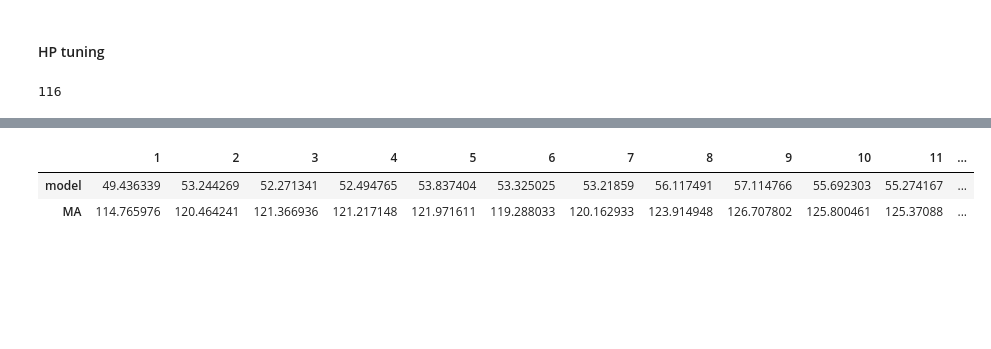
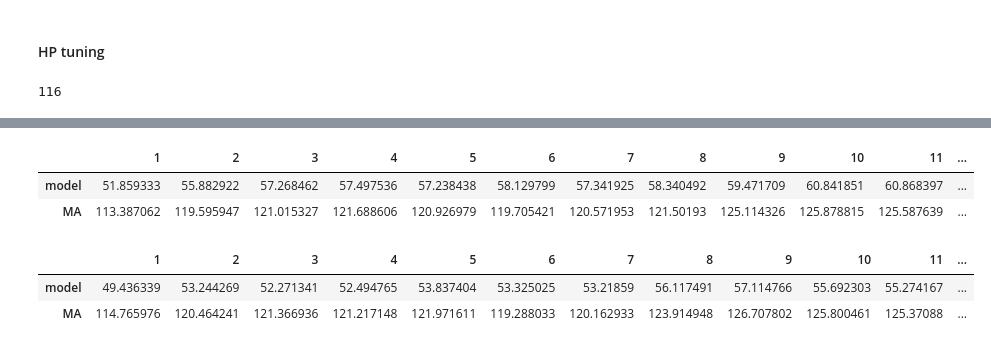
Before and after one commit to ximfac/store_sales, a Jupyter notebook: modeling.ipynb, the cells around one changed output, grey strips where cells are left out. Cells and saved outputs as stored; diff of their text form; code cells hidden in the pictures; blank space fills up the shorter version.

Commit message:
Update model

```diff
--- a/modeling.ipynb
+++ b/modeling.ipynb
@@ -694,9 +725,9 @@ l1
 # %%
 #exp
 # %%
-test = train1.iloc[np.random.randint(0, train1.shape[0], 2*10**5)].copy()
+test = train1.iloc[np.random.randint(0, train1.shape[0], 4*10**5)].copy()
 # %%
-test = test.loc[test.index < '2017-07-01']
+# test = test.loc[test.index < '2017-07-01']
 # %%
 test = test.sort_index()
 # %%
@@ -866,6 +897,12 @@ for n in range(len(y_cols)):
     results.loc['MA', n+1] = mean_absolute_error(
             np.expm1(holdout.loc[mask2, y_cols[n]]),
             np.expm1(holdout.loc[mask2, 'MA_30']))
+# %%
+results
+# %% [output]
+|  | 1 | 2 | 3 | 4 | 5 | 6 | 7 | 8 | 9 | 10 | 11 | ... |
+| model | 51.859333 | 55.882922 | 57.268462 | 57.497536 | 57.238438 | 58.129799 | 57.341925 | 58.340492 | 59.471709 | 60.841851 | 60.868397 | ... |
+| MA | 113.387062 | 119.595947 | 121.015327 | 121.688606 | 120.926979 | 119.705421 | 120.571953 | 121.50193 | 125.114326 | 125.878815 | 125.587639 | ... |
 # %%
 results
 # %% [output]
```
Also changed, not shown: parts of 12 cells of this notebook.
